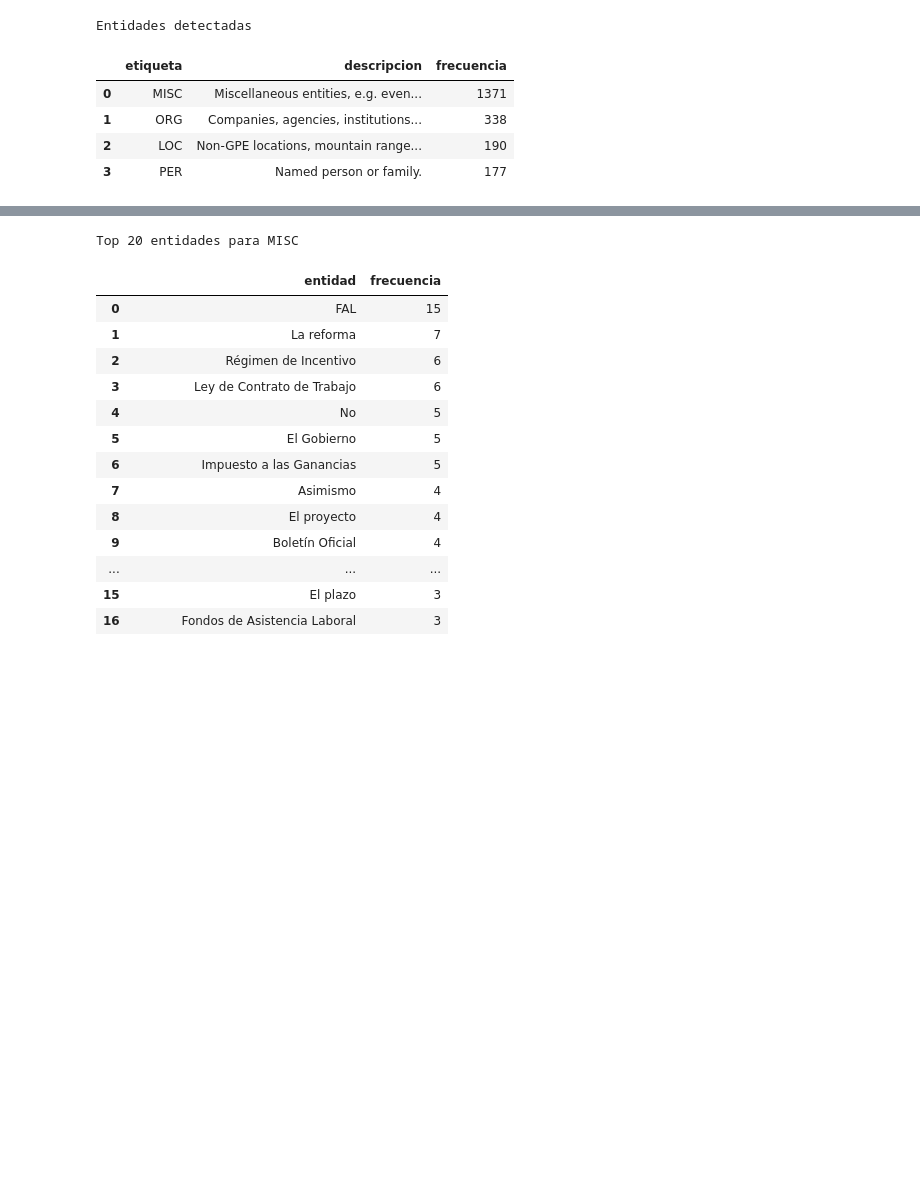
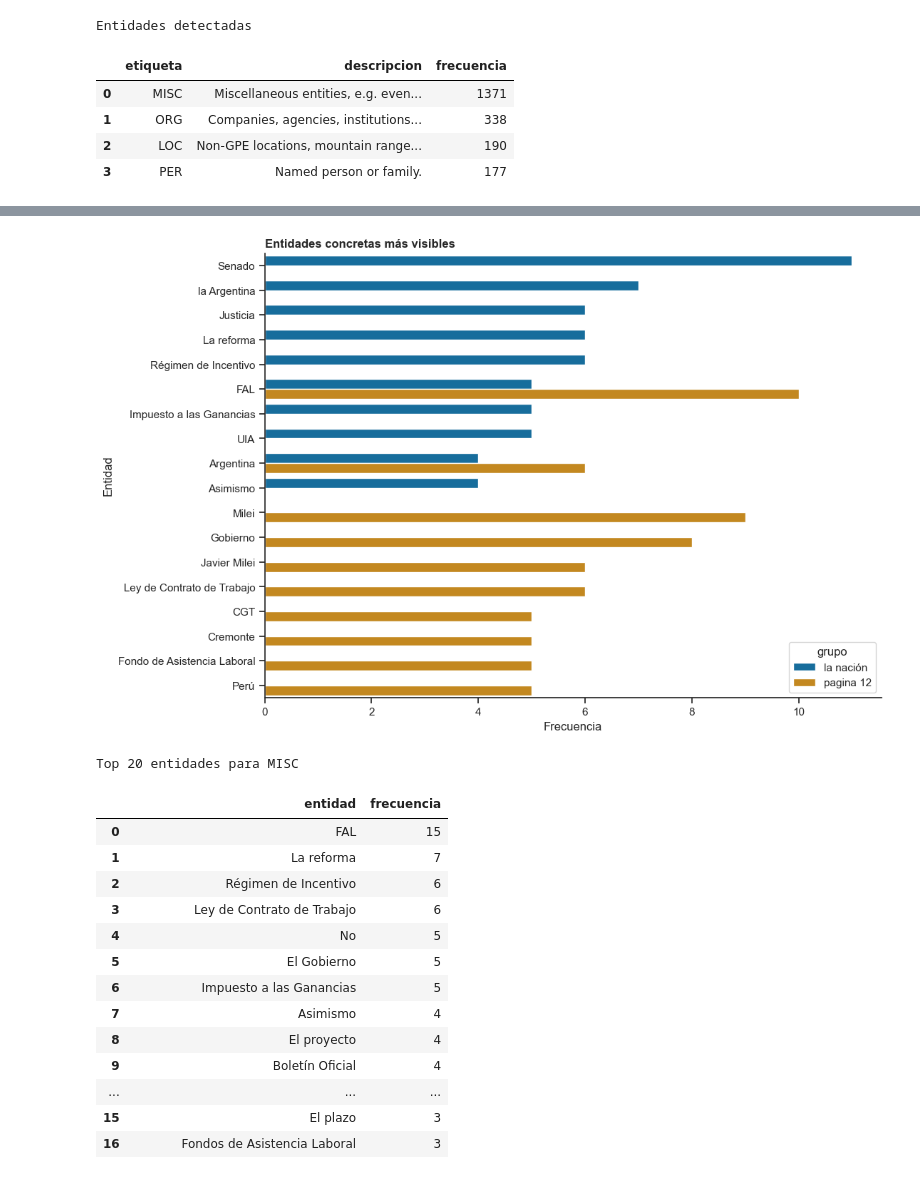
Before and after one commit to Sabri-Nang/sanches-sabrina-pln-1c-2026, a Jupyter notebook: Tpi3_text_mining_recuperatorio/TP3_Recuperatorio_Grupal.ipynb, the cells around one changed output, grey strips where cells are left out. Cells and saved outputs as stored; diff of their text form; code cells hidden in the pictures; blank space fills up the shorter version.

```diff
--- a/Tpi3_text_mining_recuperatorio/TP3_Recuperatorio_Grupal.ipynb
+++ b/Tpi3_text_mining_recuperatorio/TP3_Recuperatorio_Grupal.ipynb
@@ -623,0 +709,15 @@ Entidades detectadas
+# %%
+if df_entidades.empty:
+    tabla_entidades_concretas = pd.DataFrame(columns=["grupo", "texto_entidad", "etiqueta", "frecuencia"])
+    top_entidades_concretas = tabla_entidades_concretas.copy()
+else:
+    agrupado_entidades = df_entidades.groupby(["grupo", "texto_entidad", "etiqueta"])
+    tabla_entidades_concretas = agrupado_entidades.size()
+    tabla_entidades_concretas = tabla_entidades_concretas.reset_index(name="frecuencia")
+    tabla_entidades_concretas = tabla_entidades_concretas.sort_values(["grupo", "frecuencia"], ascending=[True, False])
+
+    agrupado_top_entidades = tabla_entidades_concretas.groupby("grupo")
+    top_entidades_concretas = agrupado_top_entidades.head(10)
+
+print("Entidades concretas por grupo")
+display(top_entidades_concretas)
@@ -624,3 +743,22 @@ Entidades detectadas
+# %%
+if df_entidades.empty:
+    print("No hay entidades concretas para graficar.")
+else:
+    fig, ax = plt.subplots(figsize=(11, 7), constrained_layout=True)
+    sns.barplot(
+        data=top_entidades_concretas,
+        x="frecuencia",
+        y="texto_entidad",
+        hue="grupo",
+        ax=ax,
+    )
+    ax.set_title("Entidades concretas más visibles", loc="left", fontweight="bold")
+    ax.set_xlabel("Frecuencia")
+    ax.set_ylabel("Entidad")
+    sns.despine(ax=ax)
+    plt.show()
+# %% [output]
+[figure, added]
 # %%
 # Top 20 entidades por tipo (MISC, ORG, PER, LOC)
 
```
Also changed, not shown: parts of 10 cells of this notebook.
